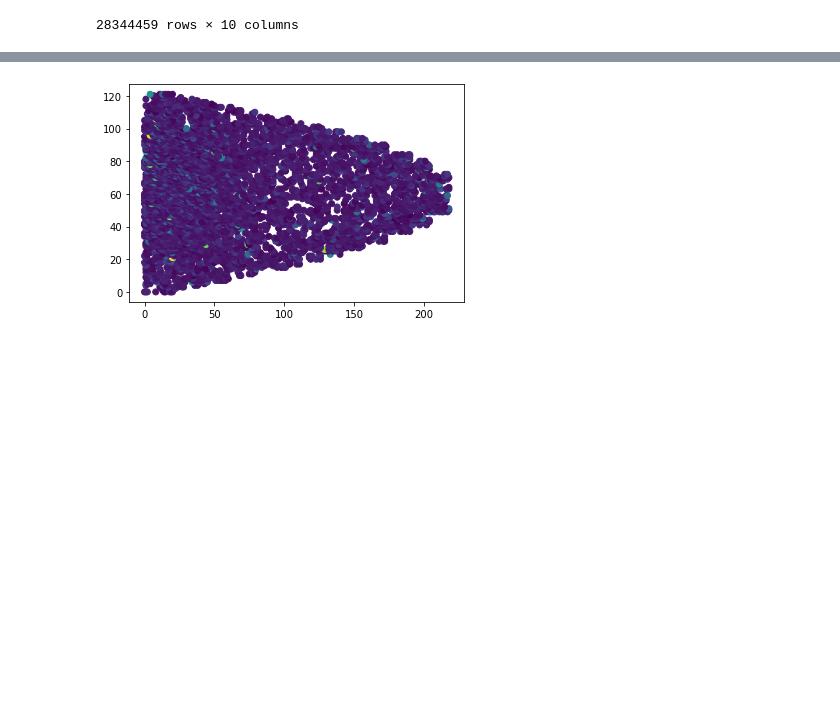
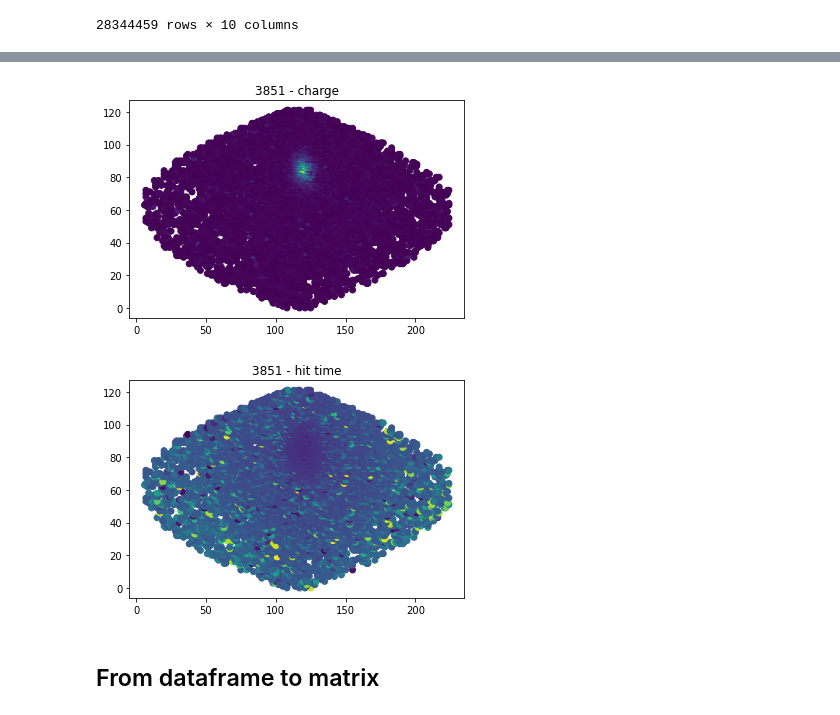
Before and after one commit to niklai99/qcnn4juno, a Jupyter notebook: eda/lai_mapping.ipynb, the cells around one changed output, grey strips where cells are left out. Cells and saved outputs as stored; diff of their text form; code cells hidden in the pictures; blank space fills up the shorter version.

Commit message:
RAW to image working fine

```diff
--- a/eda/lai_mapping.ipynb
+++ b/eda/lai_mapping.ipynb
@@ -127,5 +145,5 @@ plane_mapping
 # %%
-EV_ID = 0
+EV_ID = np.random.randint(0, 5000)
 plane_df = modules.plane_mapping.plane_projection(
     data_pmt,
     plane_mapping,
@@ -151,11 +169,23 @@ plane_df
 # %%
 # plot the 2D projection
 
 plt.scatter(
     plane_df.row,
     plane_df.col,
     c=plane_df.charge
 )
+plt.title(f"{EV_ID} - charge")
 plt.show()
+
+plt.scatter(
+    plane_df.row,
+    plane_df.col,
+    c=plane_df.hit_time
+)
+plt.title(f"{EV_ID} - hit time")
+plt.show()
 # %% [output]
-[figure, old version]
+[figure, new version]
+[figure, added]
+# %% [markdown]
+## From dataframe to matrix
```
Also changed, not shown: parts of 12 cells of this notebook, 2 other files.
